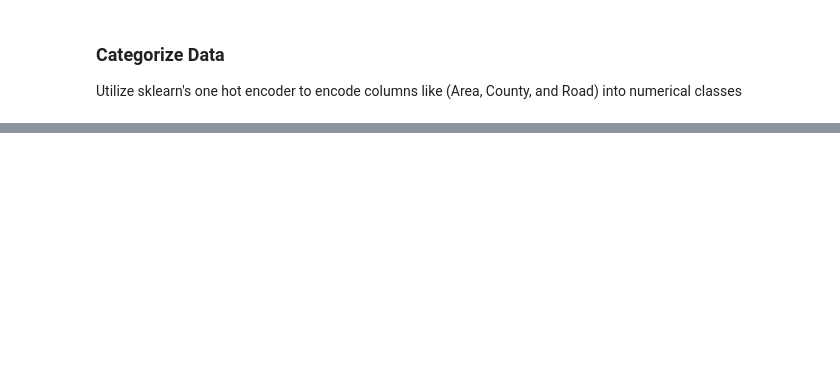
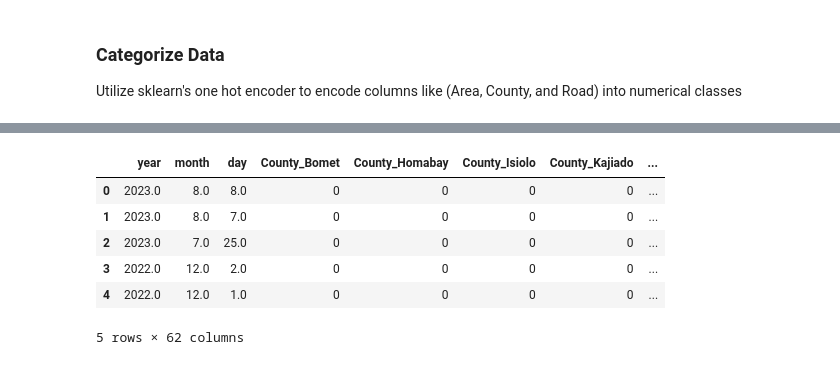
Before and after one commit to Mokowz/Knowledge-Based-Projects, a Jupyter notebook: traffic_pred/predict-accidents.ipynb, the cells around one changed output, grey strips where cells are left out. Saved outputs shown, nothing was run; the diff lists cells and outputs as text; code cells hidden in the pictures; blank space fills up the shorter version.

```diff
--- a/traffic_pred/predict-accidents.ipynb
+++ b/traffic_pred/predict-accidents.ipynb
@@ -325,0 +357,14 @@ df.shape
+# %%
+def categorize_dead_victims(x):
+    if x == 0:
+        return 0
+    elif 1 <= x <= 5:
+        return 1
+    elif 6 <= x <= 10:
+        return 2
+    else:
+        return 3
+
+
+# Apply the function to create new column
+df['target'] = df['total-people-confirmed-dead'].apply(categorize_dead_victims)
@@ -325,0 +379,12 @@ df.shape
+# %%
+df = df.drop('total-people-confirmed-dead', axis=1)
+
+df.head()
+# %% [output]
+|  | year | month | day | County_Bomet | County_Homabay | County_Isiolo | County_Kajiado | ... |
+| 0 | 2023.0 | 8.0 | 8.0 | 0 | 0 | 0 | 0 | ... |
+| 1 | 2023.0 | 8.0 | 7.0 | 0 | 0 | 0 | 0 | ... |
+| 2 | 2023.0 | 7.0 | 25.0 | 0 | 0 | 0 | 0 | ... |
+| 3 | 2022.0 | 12.0 | 2.0 | 0 | 0 | 0 | 0 | ... |
+| 4 | 2022.0 | 12.0 | 1.0 | 0 | 0 | 0 | 0 | ... |
+5 rows × 62 columns
```
Also changed, not shown: parts of 24 cells of this notebook, 2 other files.
